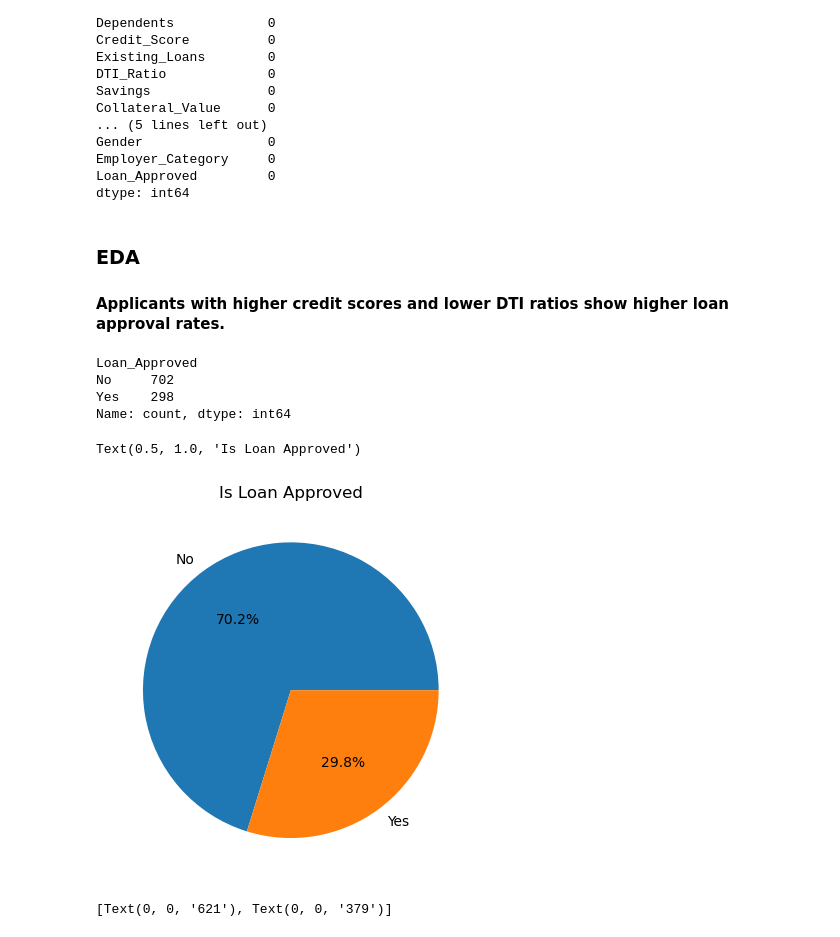
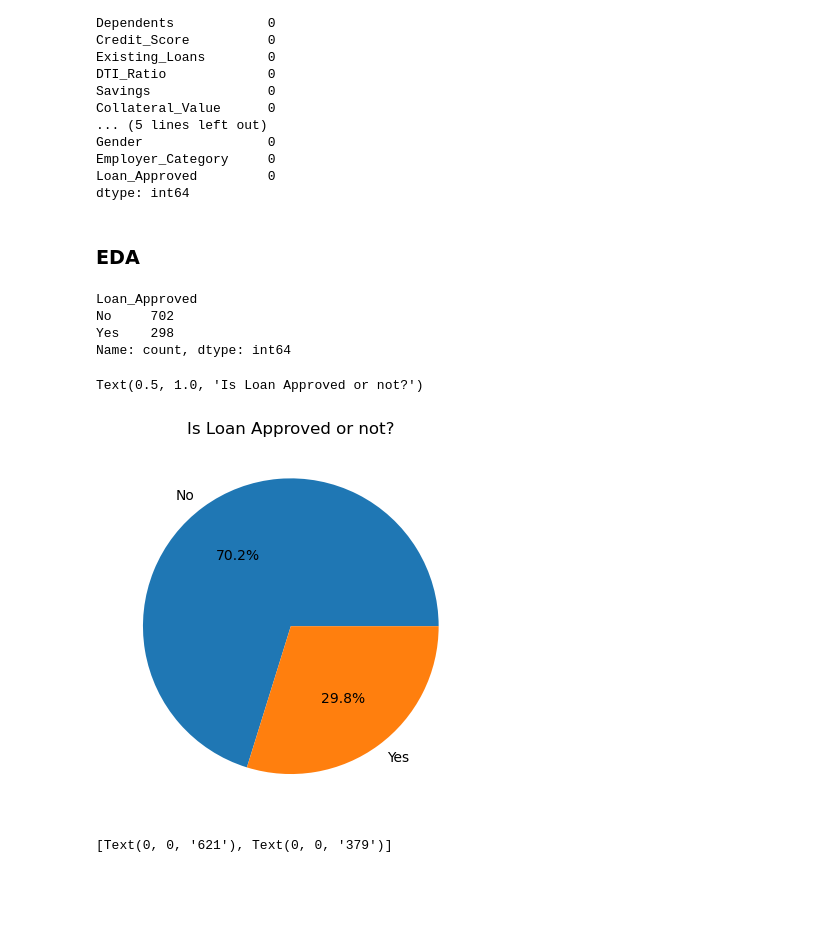
Before and after one commit to dnyanu-5/Credit-Wise-Loan-System, a Jupyter notebook: notebook/LoanSystem.ipynb, the cells around one changed output. Cells and saved outputs as stored; diff of their text form; code cells hidden in the pictures; blank space fills up the shorter version.

```diff
--- a/notebook/LoanSystem.ipynb
+++ b/notebook/LoanSystem.ipynb
@@ -124,7 +116,6 @@ Loan_Approved         0
 dtype: int64
 # %% [markdown]
 ### EDA
-#### Applicants with higher credit scores and lower DTI ratios show higher loan approval rates.
 # %%
 data["Loan_Approved"].value_counts()
 # %% [output]
@@ -135,10 +126,10 @@ Name: count, dtype: int64
 # %%
 classes_count=data["Loan_Approved"].value_counts()
 plt.pie(classes_count,labels=["No","Yes"],autopct="%1.1f%%");
-plt.title("Is Loan Approved")
+plt.title("Is Loan Approved or not?")
 # %% [output]
-Text(0.5, 1.0, 'Is Loan Approved')
+Text(0.5, 1.0, 'Is Loan Approved or not?')
-[figure, old version]
+[figure, new version]
 # %%
 ### categorical data analysis
 gender_cnt=data["Gender"].value_counts()
```
Also changed, not shown: parts of 19 cells of this notebook.
